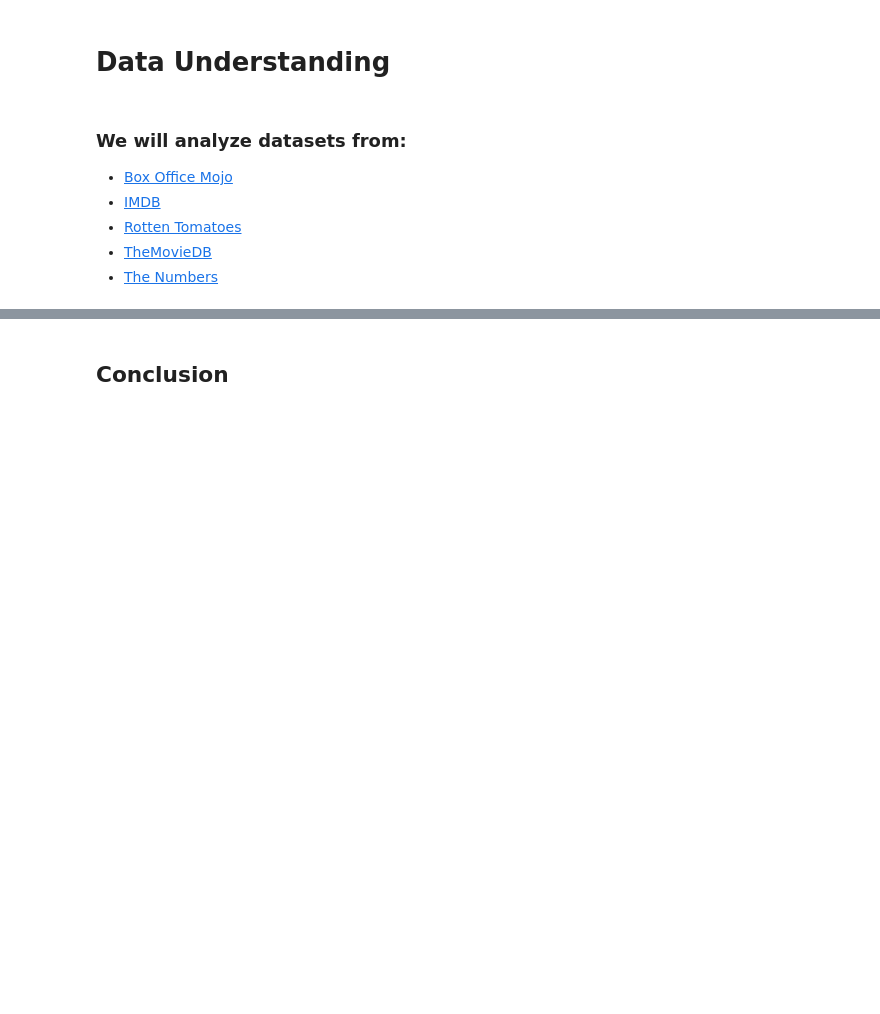
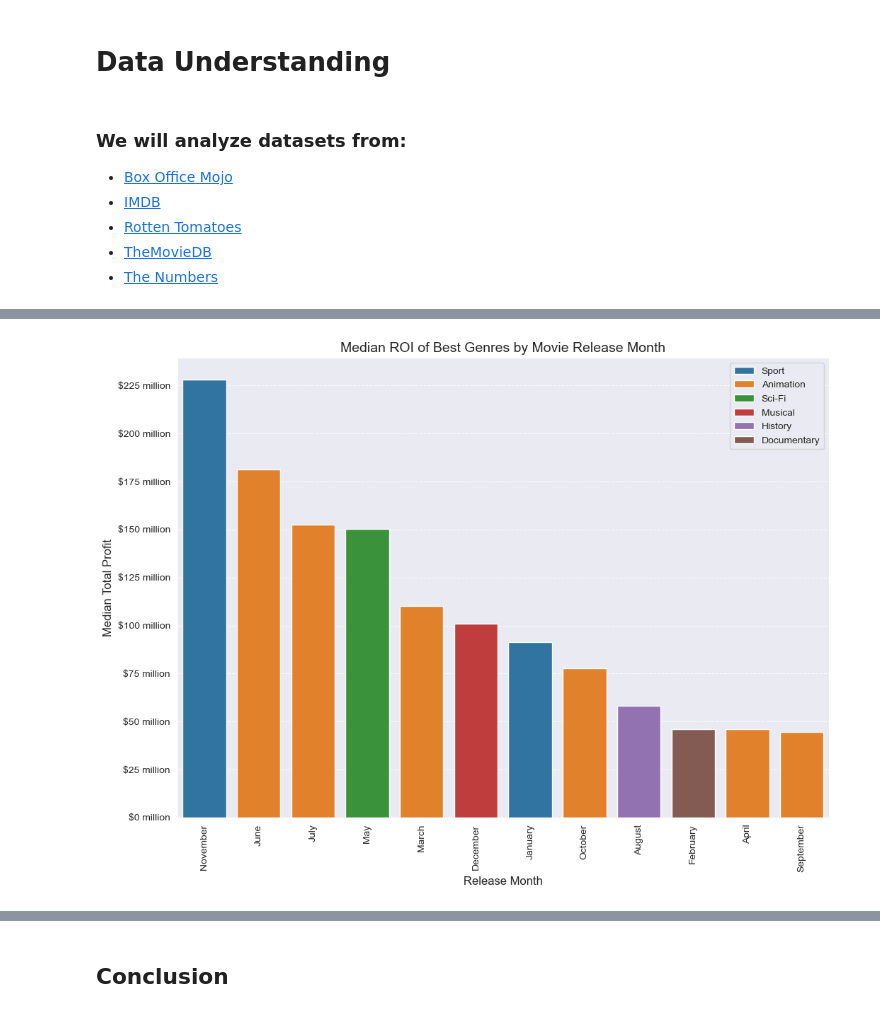
Before and after one commit to JesseMooreDS/dsc-phase-2-project-v3, a Jupyter notebook: notebook.ipynb, the cells around one changed output, grey strips where cells are left out. Saved outputs shown, nothing was run; the diff lists cells and outputs as text; code cells hidden in the pictures; blank space fills up the shorter version.

```diff
--- a/notebook.ipynb
+++ b/notebook.ipynb
@@ -399,0 +243,6 @@ The analysis of monthly performance trends shows that June, November, and April
+# %%
+#Determining what the highest grossing genres by month are.
+id_max = highest_grossing_genre_by_month.groupby('release_month')['roi'].idxmax()
+# %%
+#filtering our dataframe based upon this information.
+highest_grossing_genre_by_month = highest_grossing_genre_by_month.loc[id_max].reset_index(drop=True)
@@ -399,0 +255,6 @@ The analysis of monthly performance trends shows that June, November, and April
+# %%
+#sorting our dataframe.
+highest_grossing_genre_by_month = highest_grossing_genre_by_month.sort_values(by='roi', ascending=True)
+# %%
+#sorting our highest genre by month dataframe.
+highest_grossing_genre_by_month.sort_values(by='roi', inplace=True, ascending=False)
@@ -399,0 +317,40 @@ The analysis of monthly performance trends shows that June, November, and April
+# %%
+# Create the bar plot
+plt.figure(figsize=(10,8))
+
+sns.barplot(data=highest_grossing_genre_by_month,
+            x='release_month',
+            y='roi',
+            hue='genres')
+
+# Adding labels to the axes
+plt.xlabel('Release Month', fontsize=12)
+plt.ylabel('Median Total Profit', fontsize=12)
+
+# Adding a title
+plt.title('Median ROI of Best Genres by Movie Release Month', fontsize=14)
+
+# Rotate the x-axis labels for readability
+plt.xticks(rotation=90)
+
+# Adding gridlines for better readability of the y-axis values
+plt.grid(axis='y', linestyle='--', alpha=0.9)
+
+# Adding the legend
+plt.legend(loc='upper right', fontsize=10)
+
+# Adjust the layout to ensure everything fits without overlap
+plt.tight_layout()
+
+plt.gca().yaxis.set_major_formatter(mtick.FuncFormatter(
+    lambda x, _: f'${x/1e6:,.0f} million' if x < 1e9 else f'${x/1e9:,.1f} billion'
+
+))
+
+ax = plt.gca()
+ax.yaxis.set_major_locator(MaxNLocator(nbins=10))
+ax.yaxis.set_minor_locator(MultipleLocator(5e6))
+# Save the plot as a PNG image and using ';' to show the plot.
+plt.savefig('Average_ROI_by_Movie_Release_Month.png');
+# %% [output]
+[figure, added]
```
Also changed, not shown: parts of 87 cells of this notebook, 13 other files.
